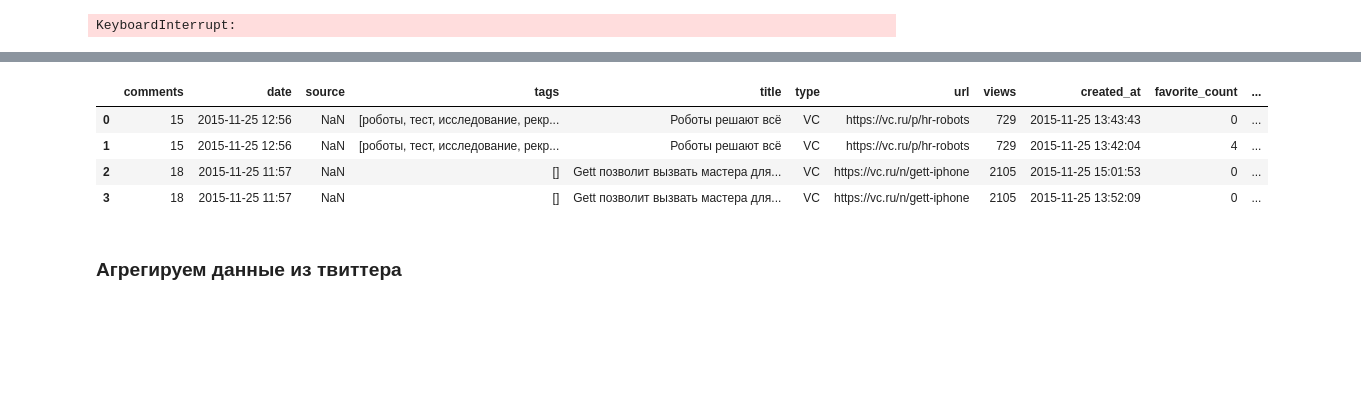
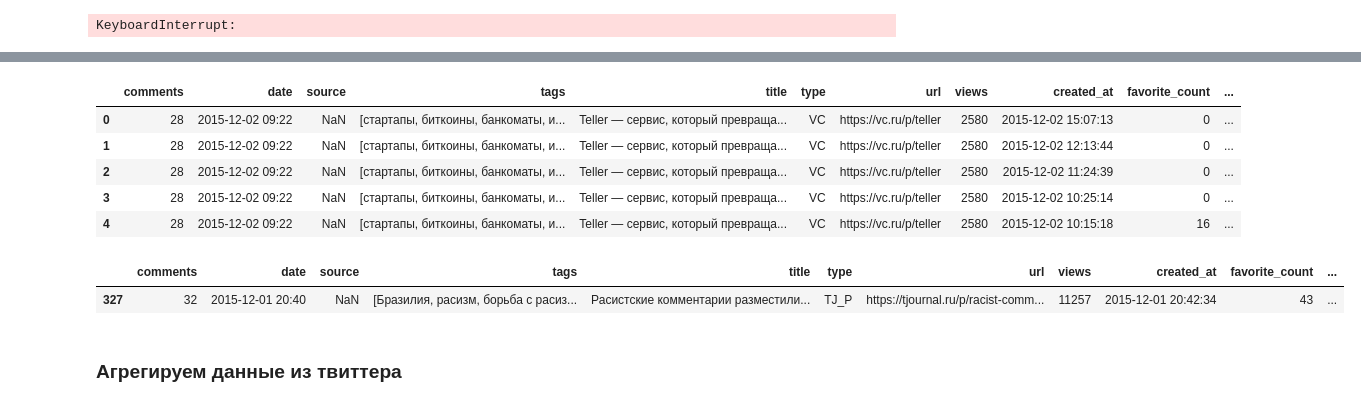
Before and after one commit to pashna/twitter_news_prediction, a Jupyter notebook: TJournal.ipynb, the cells around one changed output, grey strips where cells are left out. Saved outputs shown, nothing was run; the diff lists cells and outputs as text; code cells hidden in the pictures; blank space fills up the shorter version.

```diff
--- a/TJournal.ipynb
+++ b/TJournal.ipynb
@@ -417,0 +431,3 @@ tweeter_data.to_csv(OUT_TWITTER_FILE, sep=",", index=False, encoding="utf-8", qu
+# %%
+news_info = pd.read_csv(OUT_NEWS_FILE, sep=",")
+tweeter_data = pd.read_csv(OUT_TWITTER_FILE, sep=",")
@@ -425,14 +464,20 @@ len(news_info["url"].unique())
 # %%
 # Мерджим дата фреймы
-df = news_info.merge(tweeter_data, on='url', left_index=False, right_index=False)
+df = news_info.merge(tweeter_data, on='url', left_index=True, right_index=False)
+# %%
+df[df["url"]=="https://vc.ru/p/teller"]
+# %% [output]
+|  | comments | date | source | tags | title | type | url | views | created_at | favorite_count | ... |
+| 0 | 28 | 2015-12-02 09:22 | NaN | [стартапы, биткоины, банкоматы, и... | Teller — сервис, который превраща... | VC | https://vc.ru/p/teller | 2580 | 2015-12-02 15:07:13 | 0 | ... |
+| 1 | 28 | 2015-12-02 09:22 | NaN | [стартапы, биткоины, банкоматы, и... | Teller — сервис, который превраща... | VC | https://vc.ru/p/teller | 2580 | 2015-12-02 12:13:44 | 0 | ... |
+| 2 | 28 | 2015-12-02 09:22 | NaN | [стартапы, биткоины, банкоматы, и... | Teller — сервис, который превраща... | VC | https://vc.ru/p/teller | 2580 | 2015-12-02 11:24:39 | 0 | ... |
+| 3 | 28 | 2015-12-02 09:22 | NaN | [стартапы, биткоины, банкоматы, и... | Teller — сервис, который превраща... | VC | https://vc.ru/p/teller | 2580 | 2015-12-02 10:25:14 | 0 | ... |
+| 4 | 28 | 2015-12-02 09:22 | NaN | [стартапы, биткоины, банкоматы, и... | Teller — сервис, который превраща... | VC | https://vc.ru/p/teller | 2580 | 2015-12-02 10:15:18 | 16 | ... |
 # %%
-df.head(4)
+df.head(1)
 # %% [output]
 |  | comments | date | source | tags | title | type | url | views | created_at | favorite_count | ... |
-| 0 | 15 | 2015-11-25 12:56 | NaN | [роботы, тест, исследование, рекр... | Роботы решают всё | VC | https://vc.ru/p/hr-robots | 729 | 2015-11-25 13:43:43 | 0 | ... |
-| 1 | 15 | 2015-11-25 12:56 | NaN | [роботы, тест, исследование, рекр... | Роботы решают всё | VC | https://vc.ru/p/hr-robots | 729 | 2015-11-25 13:42:04 | 4 | ... |
-| 2 | 18 | 2015-11-25 11:57 | NaN | [] | Gett позволит вызвать мастера для... | VC | https://vc.ru/n/gett-iphone | 2105 | 2015-11-25 15:01:53 | 0 | ... |
-| 3 | 18 | 2015-11-25 11:57 | NaN | [] | Gett позволит вызвать мастера для... | VC | https://vc.ru/n/gett-iphone | 2105 | 2015-11-25 13:52:09 | 0 | ... |
+| 327 | 32 | 2015-12-01 20:40 | NaN | [Бразилия, расизм, борьба с расиз... | Расистские комментарии разместили... | TJ_P | https://tjournal.ru/p/racist-comm... | 11257 | 2015-12-01 20:42:34 | 43 | ... |
 # %%
 def diff_date_minutes(news_date, tweet_date):
     news_date = datetime.strptime(news_date, '%Y-%m-%d %H:%M')
```
Also changed, not shown: parts of 52 cells of this notebook, 3 other files.
